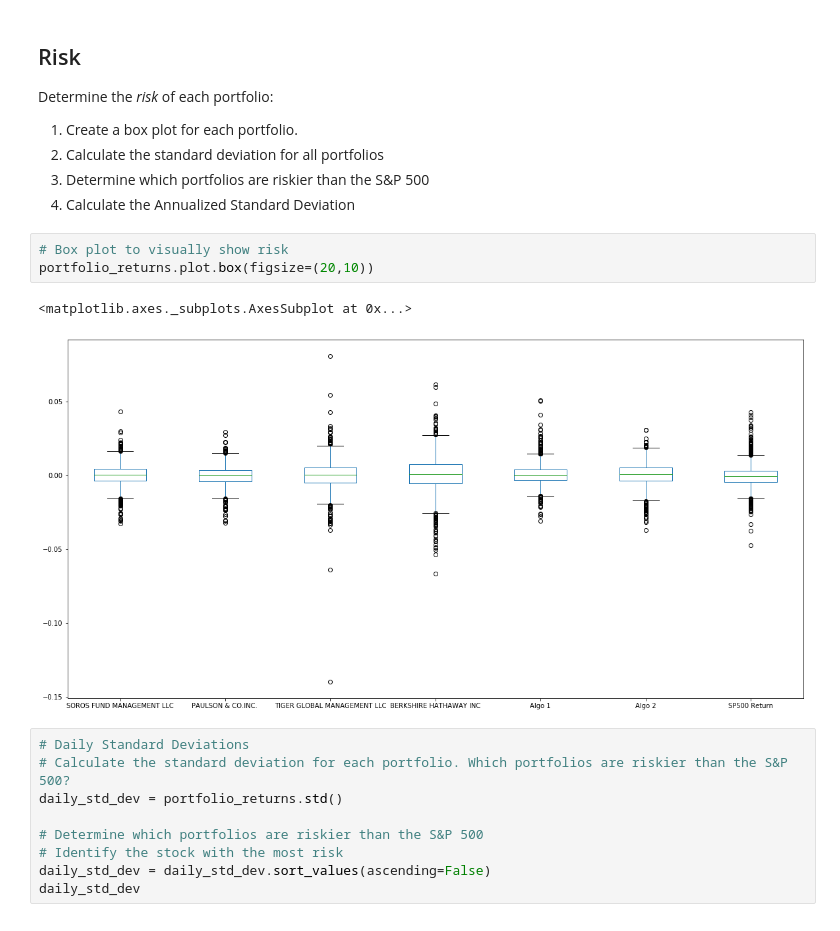
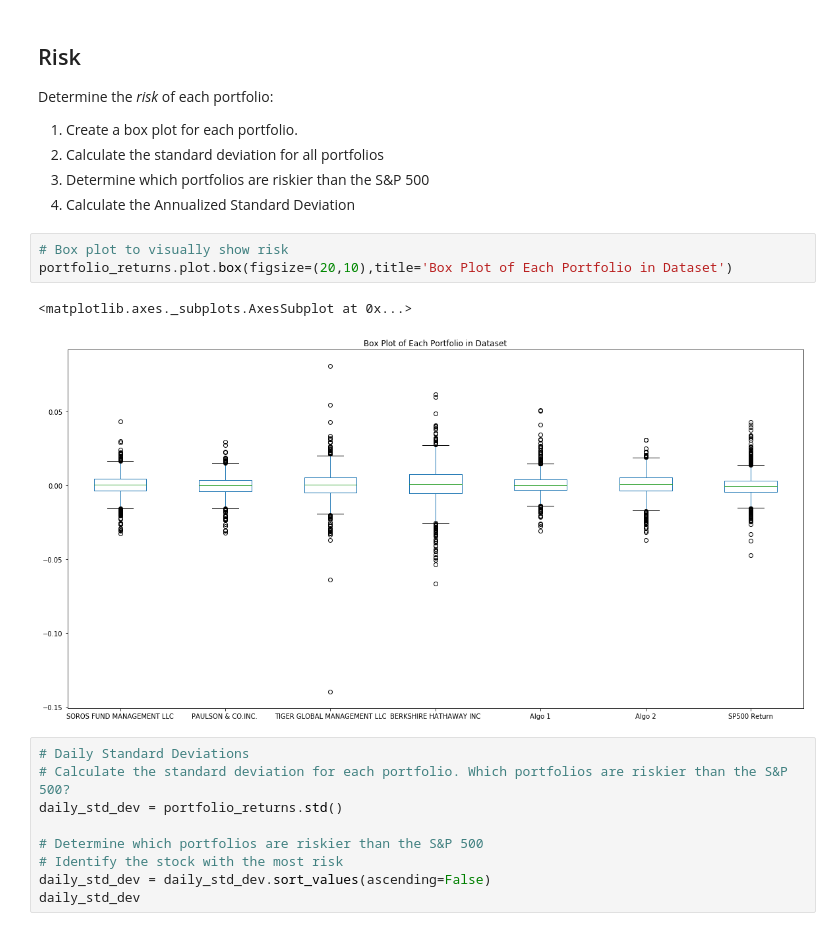
Before and after one commit to awanzek/pandas-homework, a Jupyter notebook: whale_analysis.ipynb, the cells around one changed output. Drawn from its saved outputs; the diff is of its cells as text.

```diff
--- a/whale_analysis.ipynb
+++ b/whale_analysis.ipynb
@@ -201,10 +201,10 @@ Determine the _risk_ of each portfolio:
 5. Calculate the Annualized Standard Deviation
 # %%
 # Box plot to visually show risk
-portfolio_returns.plot.box(figsize=(20,10))
+portfolio_returns.plot.box(figsize=(20,10),title='Box Plot of Each Portfolio in Dataset')
 # %% [output]
 <matplotlib.axes._subplots.AxesSubplot at 0x...>
-[figure, old version]
+[figure, new version]
 # %%
 # Daily Standard Deviations
 # Calculate the standard deviation for each portfolio. Which portfolios are riskier than the S&P 500?
```
Also changed, not shown: parts of 9 cells of this notebook.
